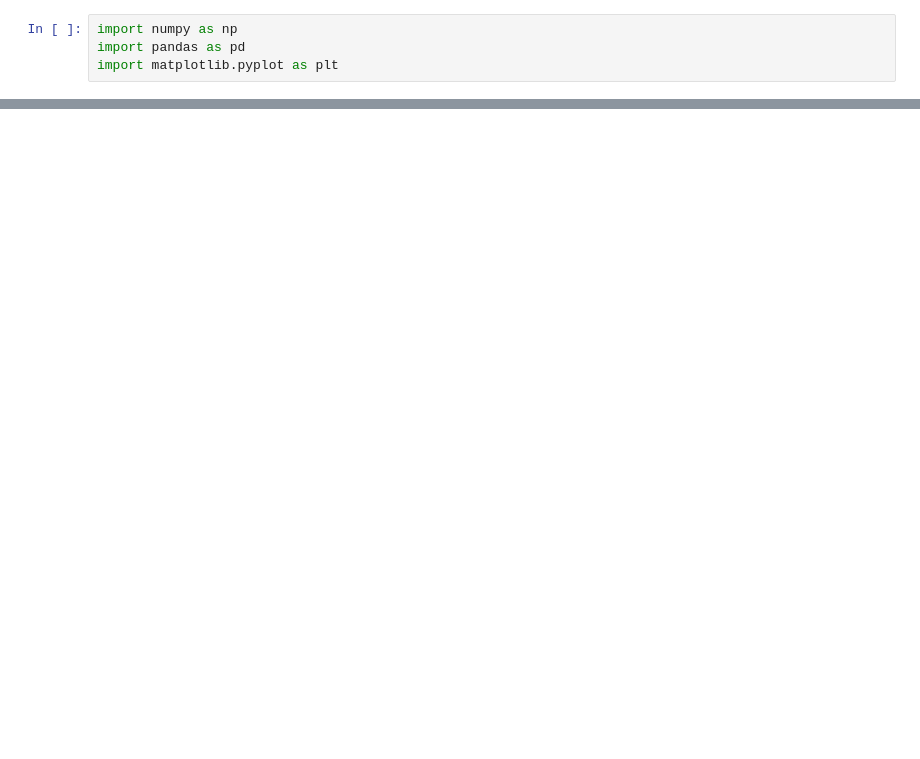
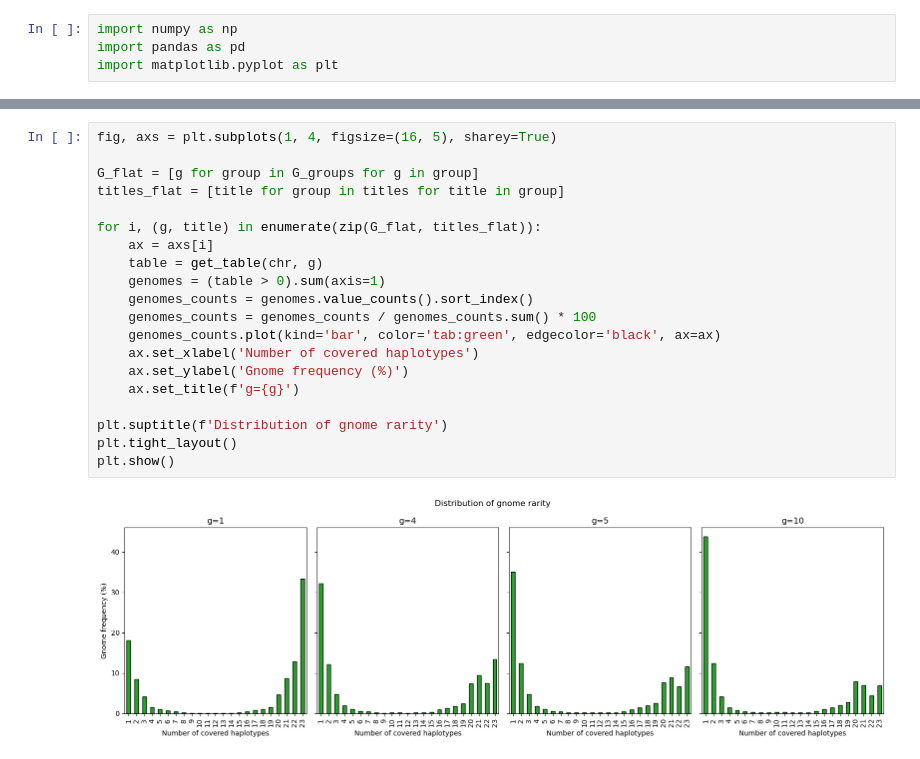
Before and after one commit to flopau76/dBG_project, a Jupyter notebook: data/analysis.ipynb, the cells around one changed output, grey strips where cells are left out. Saved outputs shown, nothing was run; the diff lists cells and outputs as text; blank space fills up the shorter version.

```diff
--- a/data/analysis.ipynb
+++ b/data/analysis.ipynb
@@ -61,3 +62,25 @@ plt.show()
+# %%
+fig, axs = plt.subplots(1, 4, figsize=(16, 5), sharey=True)
+
+G_flat = [g for group in G_groups for g in group]
+titles_flat = [title for group in titles for title in group]
+
+for i, (g, title) in enumerate(zip(G_flat, titles_flat)):
+    ax = axs[i]
+    table = get_table(chr, g)
+    genomes = (table > 0).sum(axis=1)
+    genomes_counts = genomes.value_counts().sort_index()
+    genomes_counts = genomes_counts / genomes_counts.sum() * 100
+    genomes_counts.plot(kind='bar', color='tab:green', edgecolor='black', ax=ax)
+    ax.set_xlabel('Number of covered haplotypes')
+    ax.set_ylabel('Gnome frequency (%)')
+    ax.set_title(f'g={g}')
+
+plt.suptitle(f'Distribution of gnome rarity')
+plt.tight_layout()
+plt.show()
+# %% [output]
+[figure, added]
 # %%
 chr = chromosomes[1]
 
```
Also changed, not shown: parts of 5 cells of this notebook, 9 other files.
